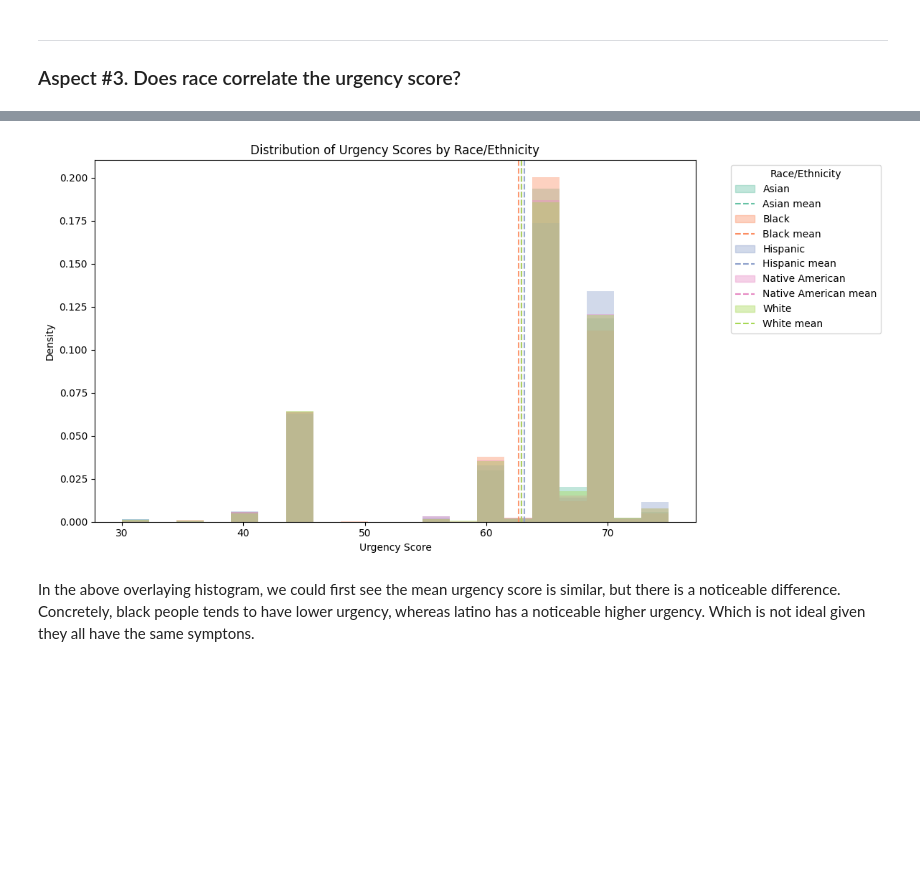
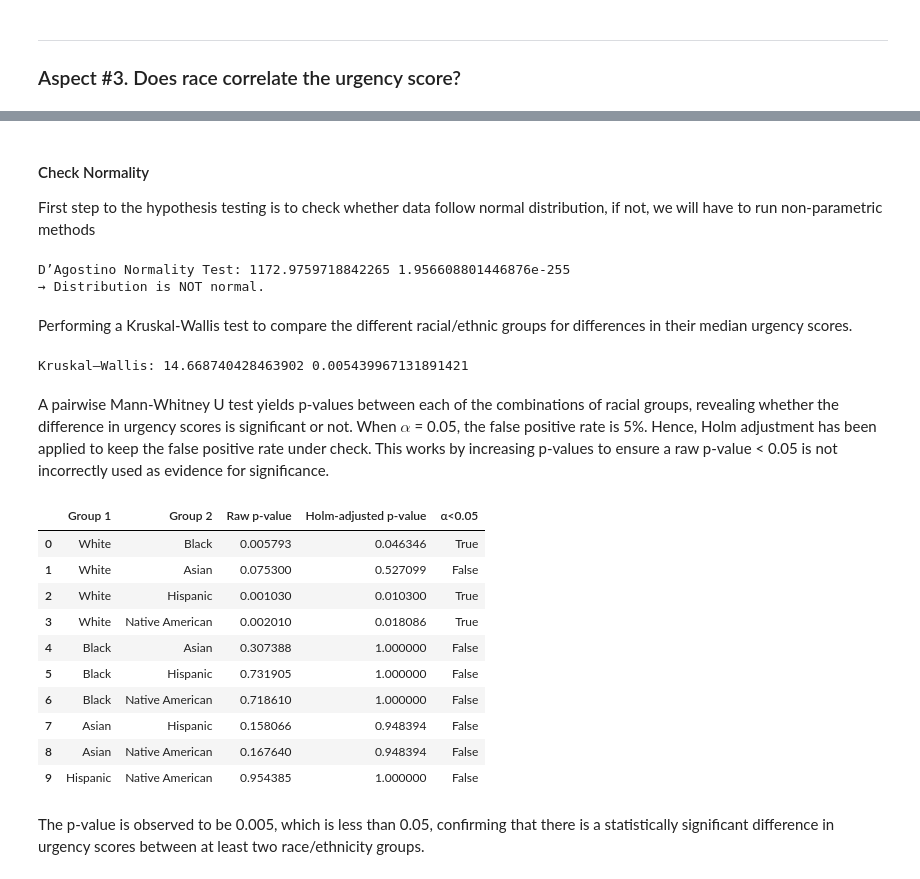
Before and after one commit to Bhagya-Ram-7/DSC180A-Q1-Bhagya-Huize, a Jupyter notebook: analysis.ipynb, the cells around one changed output, grey strips where cells are left out. Saved outputs shown, nothing was run; the diff lists cells and outputs as text; code cells hidden in the pictures; blank space fills up the shorter version.

```diff
--- a/analysis.ipynb
+++ b/analysis.ipynb
@@ -63,14 +63,80 @@ The last concern is race shouldn't correlate with urgency score when they have e
+# %% [markdown]
+#### Check Normality
+
+First step to the hypothesis testing is to check whether data follow normal distribution, if not, we will have to run non-parametric methods
 # %%
 from importlib import reload
 import src.urgency_by_race
 reload(src.urgency_by_race)
 from src.urgency_by_race import plot_urgency_by_race
 
-plot_urgency_by_race(df)
+import pandas as pd
+import numpy as np
+import json
+import matplotlib.pyplot as plt
+import seaborn as sns
+from scipy.stats import kruskal, mannwhitneyu, normaltest
+import itertools
+from statsmodels.stats.multitest import multipletests
+
+
+df = pd.read_csv("data/data_BR_v2.csv")
+urg = df['parsed_urgency_score'].dropna()
+stat, p = normaltest(urg)
+print("D’Agostino Normality Test:", stat, p)
+if p < 0.05:
+    print("→ Distribution is NOT normal.")
+else:
+    print("→ Cannot reject normality.")
 # %% [output]
-[figure, removed]
+D’Agostino Normality Test: 1172.9759718842265 1.956608801446876e-255
+→ Distribution is NOT normal.
+# %% [markdown]
+Performing a Kruskal-Wallis test to compare the different racial/ethnic groups for differences in their median urgency scores.
+# %%
+df_clean = df.dropna(subset=['parsed_urgency_score'])
+groups = df_clean.groupby('race_ethnicity')['parsed_urgency_score'].apply(list)
+kw_stat, kw_p = kruskal(*groups)
+
+print("Kruskal–Wallis:", kw_stat, kw_p)
+# %% [output]
+Kruskal–Wallis: 14.668740428463902 0.005439967131891421
+# %% [markdown]
+A pairwise Mann-Whitney U test yields p-values between each of the combinations of racial groups, revealing whether the difference in urgency scores is significant or not. When $\alpha$ = 0.05, the false positive rate is 5%. Hence, Holm adjustment has been applied to keep the false positive rate under check. This works by increasing p-values to ensure a raw p-value < 0.05 is not incorrectly used as evidence for significance.
+# %%
+races = df_clean['race_ethnicity'].unique()
+pairs = []
+p_values = []
+for r1, r2 in itertools.combinations(races, 2):
+    group1 = df_clean[df_clean['race_ethnicity'] == r1]['parsed_urgency_score']
+    group2 = df_clean[df_clean['race_ethnicity'] == r2]['parsed_urgency_score']
+    stat, p = mannwhitneyu(group1, group2, alternative='two-sided')
+    pairs.append((r1, r2))
+    p_values.append(p)
+significance, p_corrected, _, _ = multipletests(p_values, method='holm')
+results = pd.DataFrame({
+    'Group 1': [p[0] for p in pairs],
+    'Group 2': [p[1] for p in pairs],
+    'Raw p-value': p_values,
+    'Holm-adjusted p-value': p_corrected,
+    'α<0.05': significance
+})
+
+results
+# %% [output]
+|  | Group 1 | Group 2 | Raw p-value | Holm-adjusted p-value | α<0.05 |
+| 0 | White | Black | 0.005793 | 0.046346 | True |
+| 1 | White | Asian | 0.075300 | 0.527099 | False |
+| 2 | White | Hispanic | 0.001030 | 0.010300 | True |
+| 3 | White | Native American | 0.002010 | 0.018086 | True |
+| 4 | Black | Asian | 0.307388 | 1.000000 | False |
+| 5 | Black | Hispanic | 0.731905 | 1.000000 | False |
+| 6 | Black | Native American | 0.718610 | 1.000000 | False |
+| 7 | Asian | Hispanic | 0.158066 | 0.948394 | False |
+| 8 | Asian | Native American | 0.167640 | 0.948394 | False |
+| 9 | Hispanic | Native American | 0.954385 | 1.000000 | False |
 # %% [markdown]
-In the above overlaying histogram, we could first see the mean urgency score is similar, but there is a noticeable difference. Concretely, black people tends to have lower urgency, whereas latino has a noticeable higher urgency. Which is not ideal given they all have the same symptons.
+The p-value is observed to be 0.005, which is less than 0.05, confirming that there is a statistically significant difference in urgency scores between at least two race/ethnicity groups.
 # %% [markdown]
 ---
 
```
Also changed, not shown: parts of 2 cells of this notebook, 2 other files.
